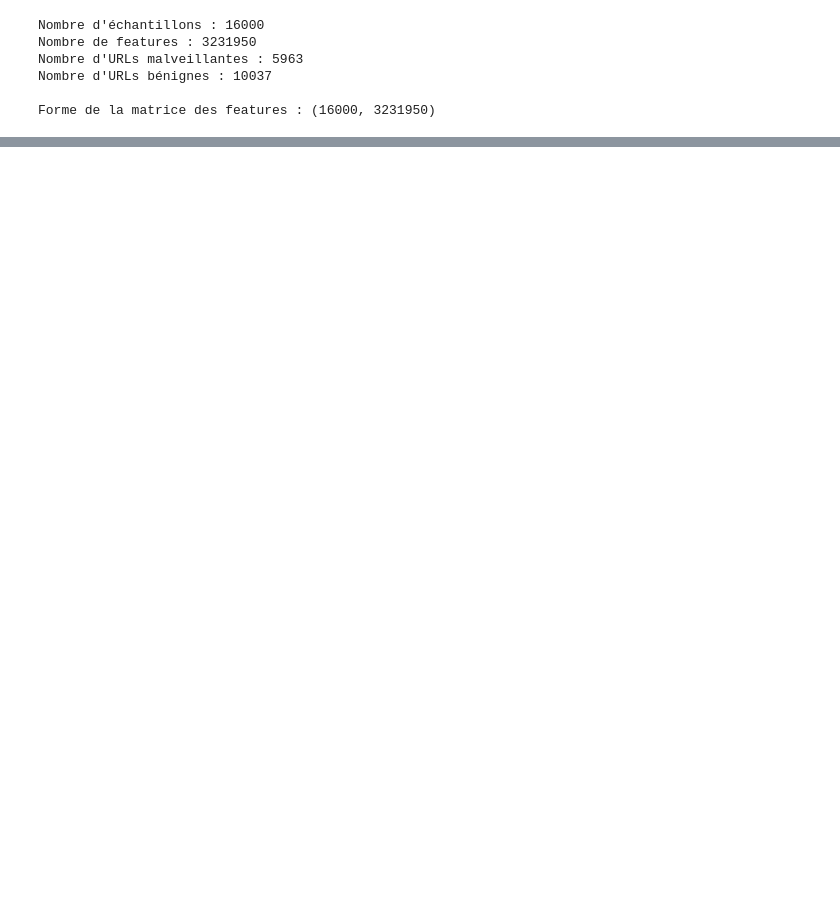
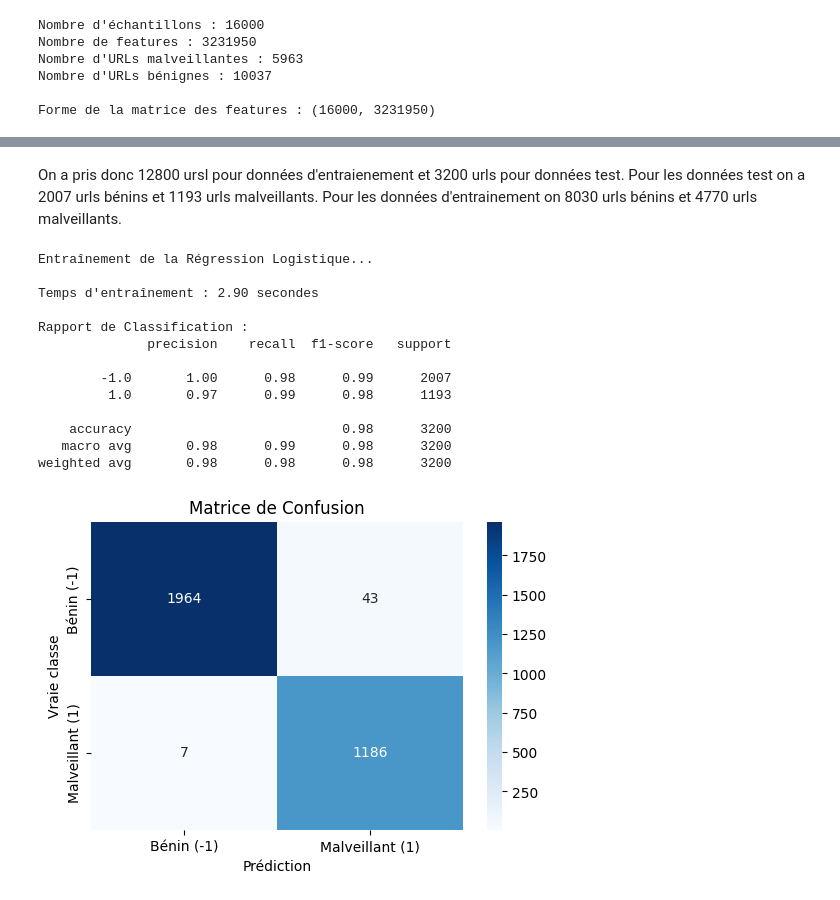
Before and after one commit to SoumiPi/menaces_cybersecuritaires, a Jupyter notebook: menaces_cybersecuritaires.ipynb, the cells around one changed output, grey strips where cells are left out. Cells and saved outputs as stored; diff of their text form; code cells hidden in the pictures; blank space fills up the shorter version.

```diff
--- a/menaces_cybersecuritaires.ipynb
+++ b/menaces_cybersecuritaires.ipynb
@@ -274,0 +318,16 @@ Rappel : 0.955
+# %%
+# 1. Identifier les colonnes avec au moins une valeur non-nulle
+col_counts = features.getnnz(axis=0)
+active_cols = np.where(col_counts > 0)[0]
+
+# 2. Créer une nouvelle matrice avec uniquement les features actives
+features_cleaned = features[:, active_cols]
+
+# 3. Vérifier les dimensions avant/après
+print("Dimensions originales:", features.shape)
+print("Dimensions après nettoyage:", features_cleaned.shape)
+
+# 4. Vérifier les propriétés de la nouvelle matrice
+print("\nPropriétés de la nouvelle matrice:")
+print(f"Nombre de features conservées: {features_cleaned.shape[1]}")
+print(f"Densité de la nouvelle matrice: {features_cleaned.nnz / (features_cleaned.shape[0] * features_cleaned.shape[1]):.6f}")
@@ -274,0 +384,52 @@ Rappel : 0.955
+# %% [markdown]
+On a pris donc 12800 ursl pour données d'entraienement et 3200 urls pour données test. Pour les données test on a 2007 urls bénins et 1193 urls malveillants. Pour les données d'entrainement on 8030 urls bénins et 4770 urls malveillants.
+# %%
+from sklearn.linear_model import LogisticRegression
+from sklearn.metrics import confusion_matrix
+import time
+
+# 1. Entraînement Régression Logistique
+print("Entraînement de la Régression Logistique...")
+start_time = time.time()
+
+model_lr = LogisticRegression(
+    max_iter=1000,
+    random_state=42,
+    n_jobs=-1
+)
+
+model_lr.fit(X_train_scaled, y_train)
+
+# 2. Prédictions
+y_pred = model_lr.predict(X_test_scaled)
+
+# 3. Évaluation
+print("\nTemps d'entraînement : {:.2f} secondes".format(time.time() - start_time))
+print("\nRapport de Classification :")
+print(classification_report(y_test, y_pred))
+
+# 4. Visualisation de la matrice de confusion
+plt.figure(figsize=(6, 4))
+cm = confusion_matrix(y_test, y_pred)
+sns.heatmap(cm, annot=True, fmt='d', cmap='Blues',
+            xticklabels=['Bénin (-1)', 'Malveillant (1)'],
+            yticklabels=['Bénin (-1)', 'Malveillant (1)'])
+plt.title('Matrice de Confusion')
+plt.ylabel('Vraie classe')
+plt.xlabel('Prédiction')
+plt.show()
+# %% [output]
+Entraînement de la Régression Logistique...
+
+Temps d'entraînement : 2.90 secondes
+
+Rapport de Classification :
+              precision    recall  f1-score   support
+
+        -1.0       1.00      0.98      0.99      2007
+         1.0       0.97      0.99      0.98      1193
+
+    accuracy                           0.98      3200
+   macro avg       0.98      0.99      0.98      3200
+weighted avg       0.98      0.98      0.98      3200
+[figure, added]
```
Also changed, not shown: parts of 17 cells of this notebook.
